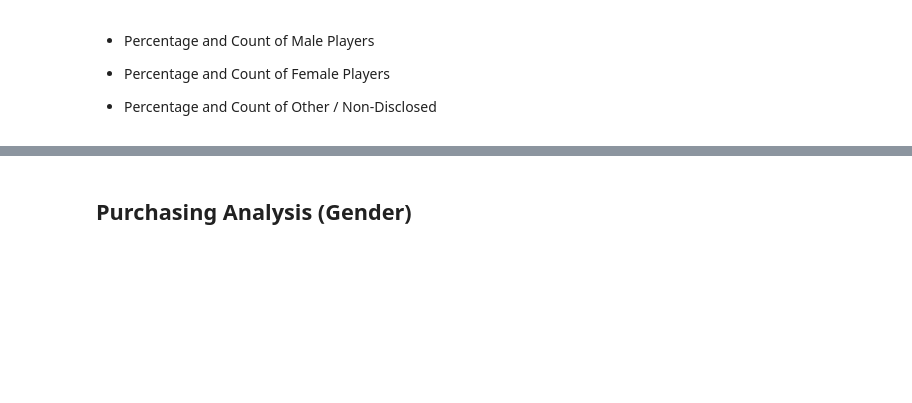
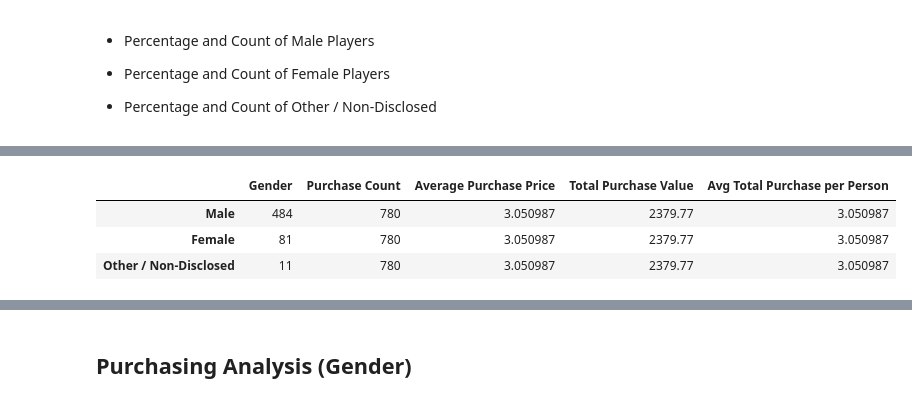
Before and after one commit to fhelms8/pandas-challenge, a Jupyter notebook: HeroesOfPymoli/Pymoli_tester.ipynb, the cells around one changed output, grey strips where cells are left out. Saved outputs shown, nothing was run; the diff lists cells and outputs as text; code cells hidden in the pictures; blank space fills up the shorter version.

```diff
--- a/HeroesOfPymoli/Pymoli_tester.ipynb
+++ b/HeroesOfPymoli/Pymoli_tester.ipynb
@@ -129,0 +135,12 @@ gender_df
+# %%
+gender_df = player_data["Gender"].value_counts().to_frame()
+gender_df["Purchase Count"] = num_purchases
+gender_df["Average Purchase Price"] = av_price
+gender_df["Total Purchase Value"] = total_rev
+gender_df["Avg Total Purchase per Person"] = (purchase_data["Price"].mean())
+gender_df
+# %% [output]
+|  | Gender | Purchase Count | Average Purchase Price | Total Purchase Value | Avg Total Purchase per Person |
+| Male | 484 | 780 | 3.050987 | 2379.77 | 3.050987 |
+| Female | 81 | 780 | 3.050987 | 2379.77 | 3.050987 |
+| Other / Non-Disclosed | 11 | 780 | 3.050987 | 2379.77 | 3.050987 |
```
Also changed, not shown: parts of 4 cells of this notebook.
